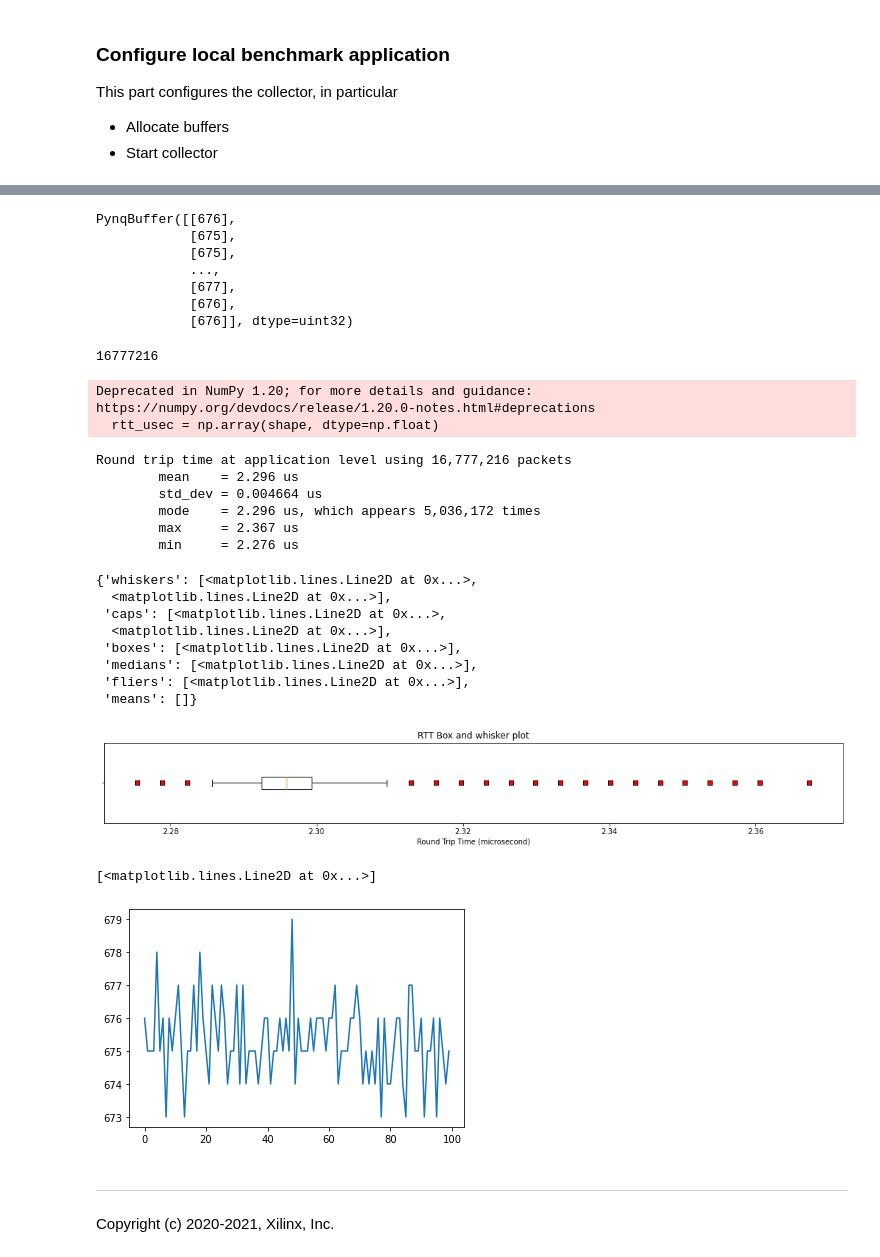
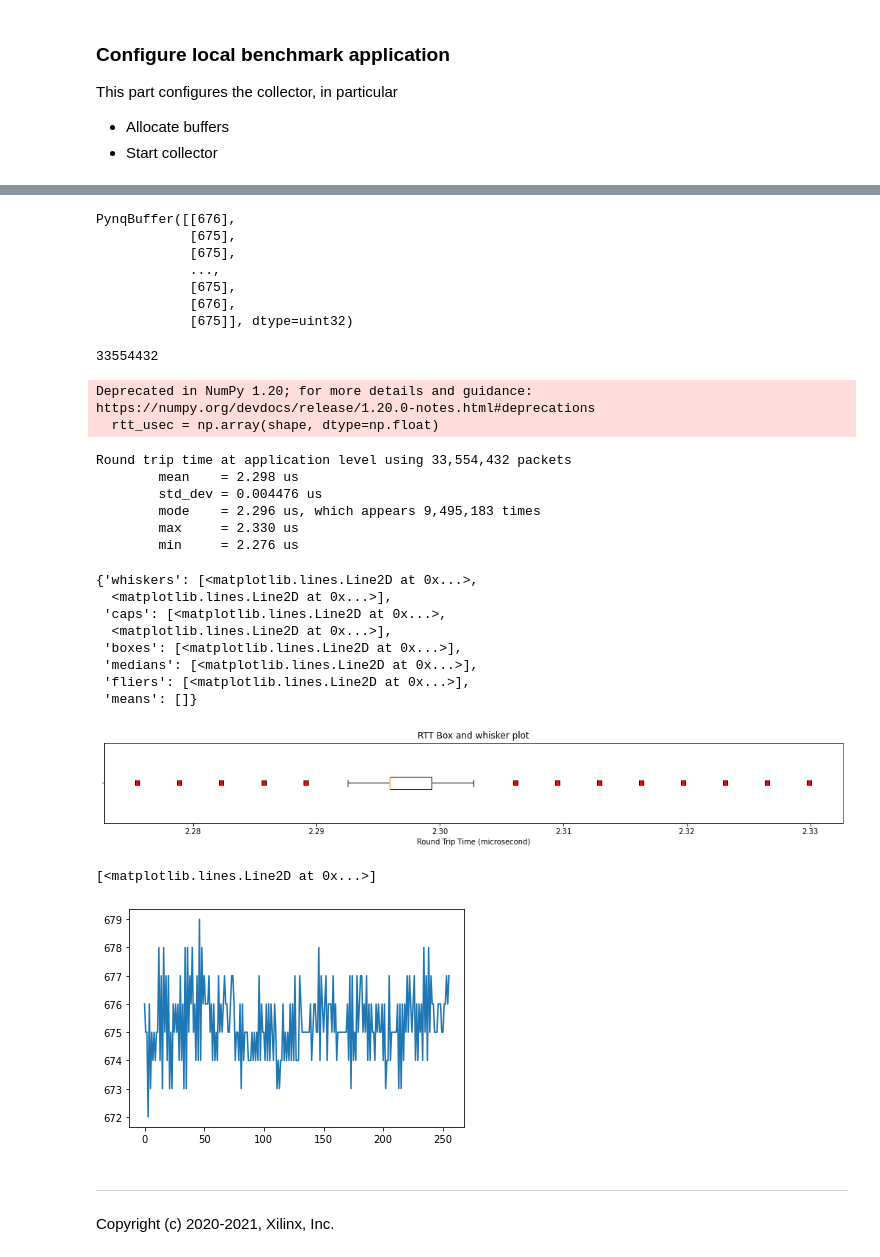
Before and after one commit to StaRR-NIC/xup_vitis_network_example, a Jupyter notebook: Notebooks/starrnic-latency-based-on-throughput.ipynb, the cells around one changed output, grey strips where cells are left out. Saved outputs shown, nothing was run; the diff lists cells and outputs as text; code cells hidden in the pictures.

```diff
--- a/Notebooks/starrnic-latency-based-on-throughput.ipynb
+++ b/Notebooks/starrnic-latency-based-on-throughput.ipynb
@@ -143,9 +146,7 @@ This part configures the collector, in particular
 * Allocate buffers
 * Start collector
 # %%
-send_packets   = 2 ** 24
+send_packets   = 2 ** 25
 shape          = (send_packets,1)
 rtt_cycles     = pynq.allocate(shape, dtype=np.uint32, target=ol_w0.HBM0)
 pkt            = pynq.allocate(1,     dtype=np.uint32, target=ol_w0.HBM0)
-
-collector_h = ol_w0.collector_0_2.start(rtt_cycles,pkt)
@@ -211,13 +224,13 @@ PynqBuffer([[676],
             [675],
             [675],
             ...,
-            [677],
+            [675],
             [676],
-            [676]], dtype=uint32)
+            [675]], dtype=uint32)
 # %%
 len(rtt_cycles)
 # %% [output]
-16777216
+33554432
 # %%
 freq = int(ol_w0.clock_dict['clock0']['frequency'])
 rtt_usec = np.array(shape, dtype=np.float)
@@ -234,11 +247,11 @@ print("\tmode    = {:.3f} us, which appears {:,} times".format(mode[0][0][0],mod
 print("\tmax     = {:.3f} us".format(np.max(rtt_usec)))
 print("\tmin     = {:.3f} us".format(np.min(rtt_usec)))
 # %% [output]
-Round trip time at application level using 16,777,216 packets
-        mean    = 2.296 us
-        std_dev = 0.004664 us
-        mode    = 2.296 us, which appears 5,036,172 times
-        max     = 2.367 us
+Round trip time at application level using 33,554,432 packets
+        mean    = 2.298 us
+        std_dev = 0.004476 us
+        mode    = 2.296 us, which appears 9,495,183 times
+        max     = 2.330 us
         min     = 2.276 us
 # %%
 %matplotlib inline
@@ -260,13 +273,13 @@ ax.boxplot(rtt_usec, vert=False, flierprops=red_square)
  'medians': [<matplotlib.lines.Line2D at 0x...>],
  'fliers': [<matplotlib.lines.Line2D at 0x...>],
  'means': []}
-[figure, old version]
+[figure, new version]
 # %%
 fig, ax = plt.subplots()
-ax.plot(rtt_cycles[:100])
+ax.plot(rtt_cycles[:256])
 # %% [output]
 [<matplotlib.lines.Line2D at 0x...>]
-[figure, old version]
+[figure, new version]
 # %%
 del rtt_cycles
 del pkt
```
Also changed, not shown: parts of 9 cells of this notebook.
